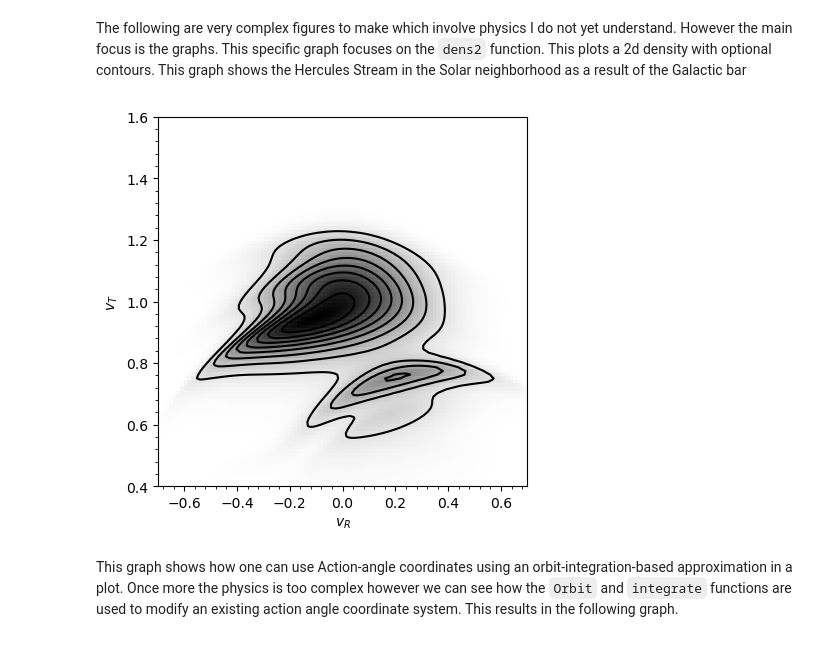
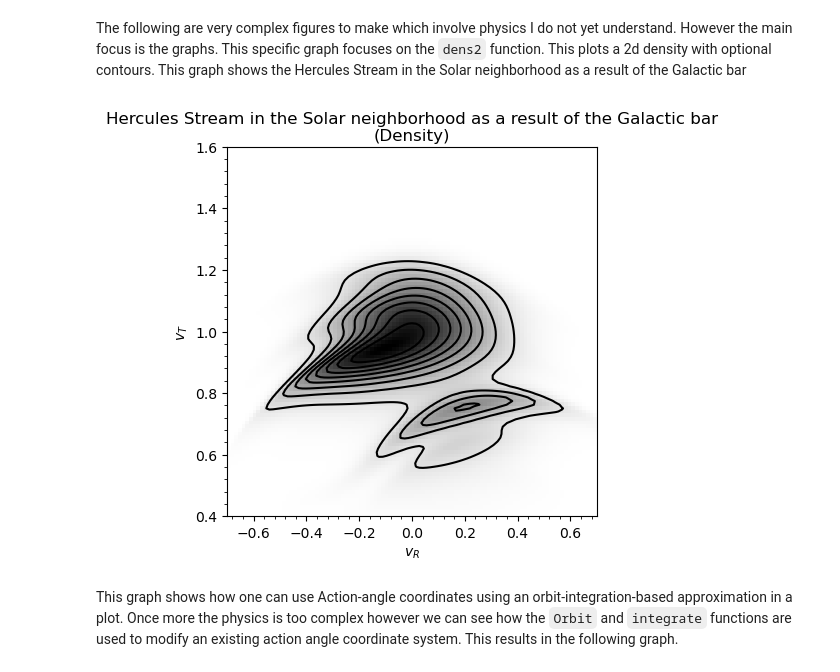
Before and after one commit to macruzat/PHYS265-spring25, a Jupyter notebook: Project/Galpy.ipynb, the cells around one changed output. Saved outputs shown, nothing was run; the diff lists cells and outputs as text; code cells hidden in the pictures.

Commit message:
Graph has a caption now

```diff
--- a/Project/Galpy.ipynb
+++ b/Project/Galpy.ipynb
@@ -124,23 +124,25 @@ The following are very complex figures to make which involve physics I do not ye
 # %%
 from galpy.df import dehnendf
 from galpy.potential import LogarithmicHaloPotential, DehnenBarPotential
 lp= LogarithmicHaloPotential(normalize=1.)
 dp= DehnenBarPotential()
 
 ts= np.linspace(0,dp.tform(),1000)
 
 ins= Orbit(np.array([[[1.,-0.7+1.4/100*jj,1.-0.6+1.2/100*ii,0.] for jj in range(101)] for ii in range(101)]))
 ins.integrate(ts,[lp,dp])
 
 dfc= dehnendf(beta=0.,correct=True)
 out= [[dfc(o(dp.tform())) for o in j] for j in ins]
 out= np.array(out)
 
 from galpy.util.plot import dens2d
 dens2d(out,origin='lower',cmap='gist_yarg',contours=True,
 xrange=[-0.7,0.7],yrange=[0.4,1.6],xlabel=r'$v_R$',ylabel=r'$v_T$');
+plt.title("Hercules Stream in the Solar neighborhood as a result of the Galactic bar (Density)", wrap=True);
+plt.savefig("Figure 1")
 # %% [output]
-[figure, old version]
+[figure, new version]
 # %% [markdown]
 This graph shows how one can use Action-angle coordinates using an orbit-integration-based approximation in a plot. Once more the physics is too complex however we can see how the `Orbit` and `integrate` functions are used to modify an existing action angle coordinate system. This results in the following graph.
 # %%
```
Also changed, not shown: parts of 1 cell of this notebook, 2 other files.
